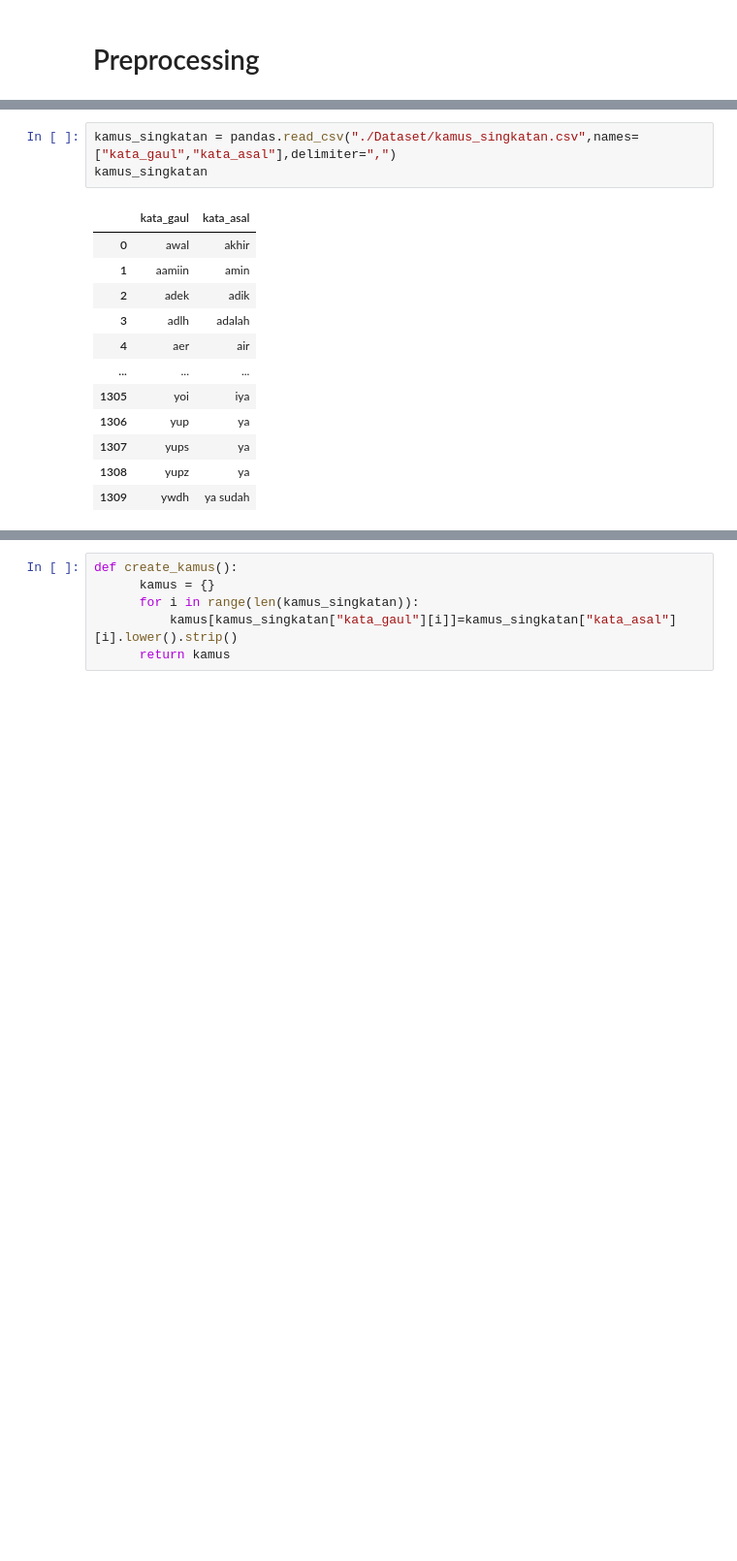
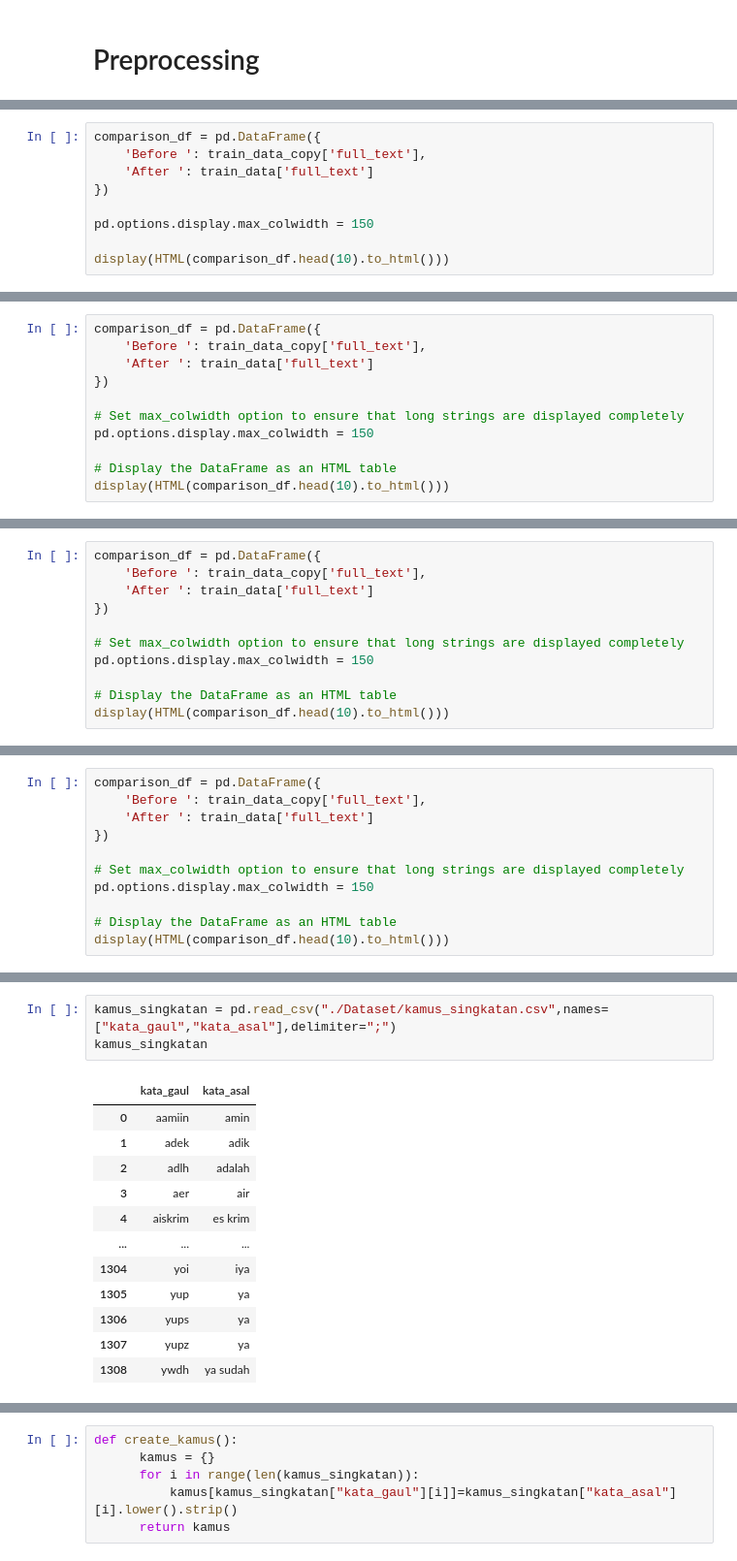
Before and after one commit to rissopanji/Analisis_Emosi_yang_bikin_Emosi, a Jupyter notebook: Preprocessing_Testing.ipynb, the cells around one changed output, grey strips where cells are left out. Shown: that part at 97% size. Cells and saved outputs as stored; diff of their text form; blank space fills up the shorter version.

```diff
--- a/Preprocessing_Testing.ipynb
+++ b/Preprocessing_Testing.ipynb
@@ -401,0 +554,9 @@ def visualize(col):
+# %%
+comparison_df = pd.DataFrame({
+    'Before ': train_data_copy['full_text'],
+    'After ': train_data['full_text']
+})
+
+pd.options.display.max_colwidth = 150
+
+display(HTML(comparison_df.head(10).to_html()))
@@ -401,0 +637,11 @@ def visualize(col):
+# %%
+comparison_df = pd.DataFrame({
+    'Before ': train_data_copy['full_text'],
+    'After ': train_data['full_text']
+})
+
+# Set max_colwidth option to ensure that long strings are displayed completely
+pd.options.display.max_colwidth = 150
+
+# Display the DataFrame as an HTML table
+display(HTML(comparison_df.head(10).to_html()))
@@ -401,0 +680,11 @@ def visualize(col):
+# %%
+comparison_df = pd.DataFrame({
+    'Before ': train_data_copy['full_text'],
+    'After ': train_data['full_text']
+})
+
+# Set max_colwidth option to ensure that long strings are displayed completely
+pd.options.display.max_colwidth = 150
+
+# Display the DataFrame as an HTML table
+display(HTML(comparison_df.head(10).to_html()))
@@ -401,0 +722,11 @@ def visualize(col):
+# %%
+comparison_df = pd.DataFrame({
+    'Before ': train_data_copy['full_text'],
+    'After ': train_data['full_text']
+})
+
+# Set max_colwidth option to ensure that long strings are displayed completely
+pd.options.display.max_colwidth = 150
+
+# Display the DataFrame as an HTML table
+display(HTML(comparison_df.head(10).to_html()))
@@ -402,16 +755,16 @@ def visualize(col):
 # %%
-kamus_singkatan = pandas.read_csv("./Dataset/kamus_singkatan.csv",names=["kata_gaul","kata_asal"],delimiter=",")
+kamus_singkatan = pd.read_csv("./Dataset/kamus_singkatan.csv",names=["kata_gaul","kata_asal"],delimiter=";")
 kamus_singkatan
 # %% [output]
 |  | kata_gaul | kata_asal |
-| 0 | awal | akhir |
-| 1 | aamiin | amin |
-| 2 | adek | adik |
-| 3 | adlh | adalah |
-| 4 | aer | air |
+| 0 | aamiin | amin |
+| 1 | adek | adik |
+| 2 | adlh | adalah |
+| 3 | aer | air |
+| 4 | aiskrim | es krim |
 | ... | ... | ... |
-| 1305 | yoi | iya |
-| 1306 | yup | ya |
-| 1307 | yups | ya |
-| 1308 | yupz | ya |
-| 1309 | ywdh | ya sudah |
+| 1304 | yoi | iya |
+| 1305 | yup | ya |
+| 1306 | yups | ya |
+| 1307 | yupz | ya |
+| 1308 | ywdh | ya sudah |
```
Also changed, not shown: parts of 274 cells of this notebook, 23 other files.
